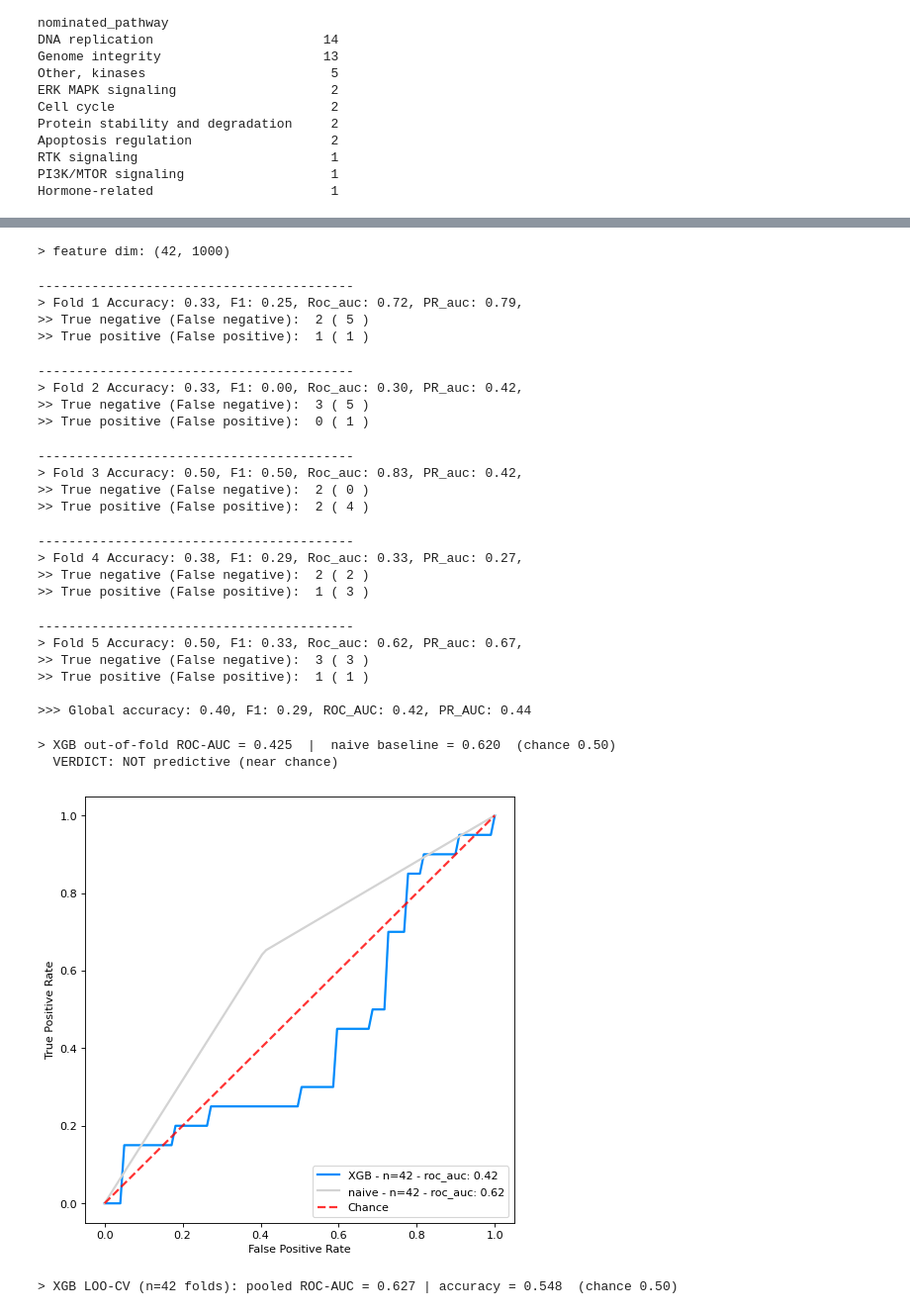
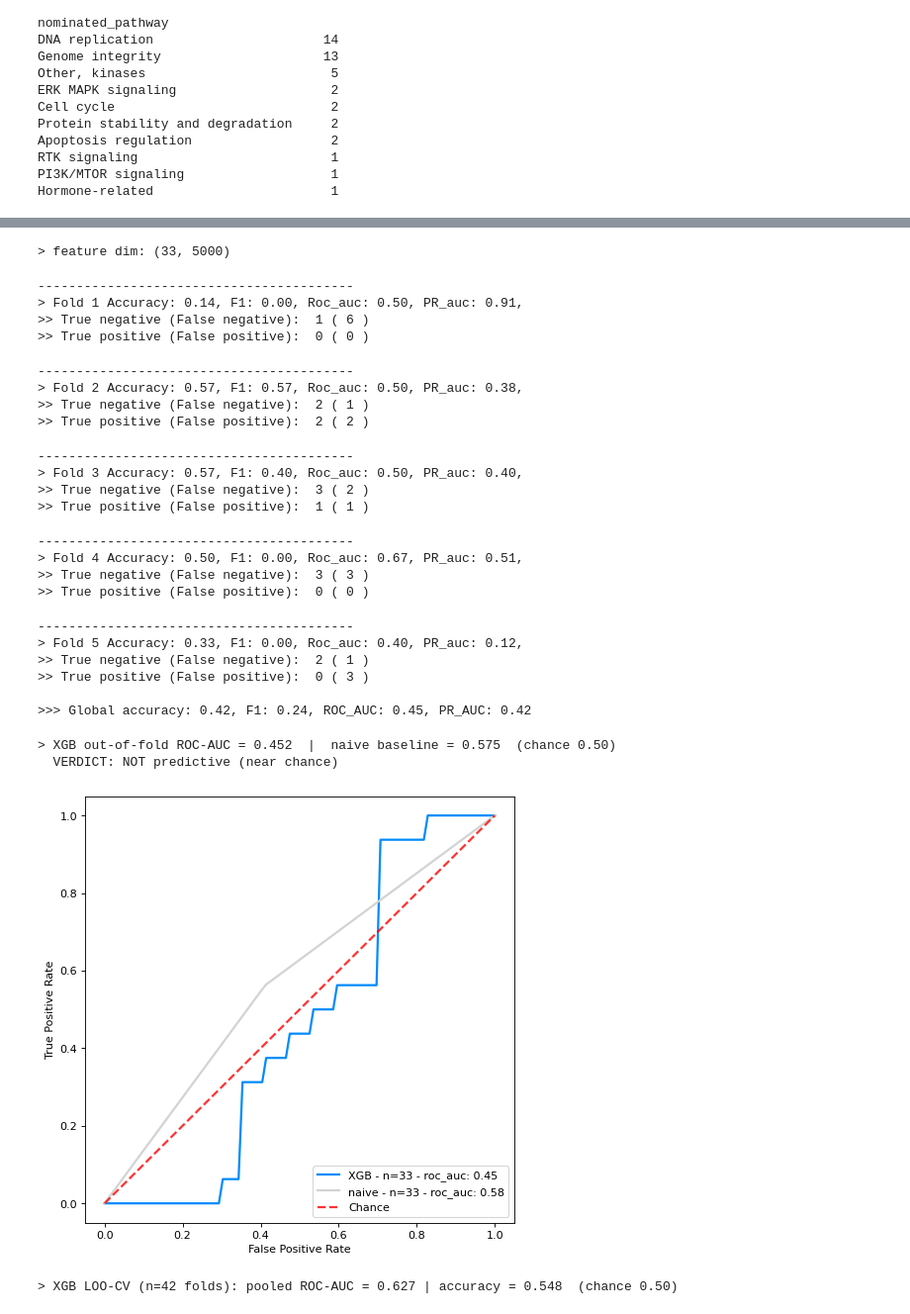
Before and after one commit to gtamo39/MS_ML, a Jupyter notebook: vignettes/MS_cytotox.ipynb, the cells around one changed output, grey strips where cells are left out. Shown at 99% size. Saved outputs shown, nothing was run; the diff lists cells and outputs as text; code cells hidden in the pictures.

Commit message:
completed cytotox analysis

```diff
--- a/vignettes/MS_cytotox.ipynb
+++ b/vignettes/MS_cytotox.ipynb
@@ -713,23 +843,48 @@ Name: count, dtype: int64
 # %%
 ## Build the feature matrix: DepMap expression genes for our cell lines,
-## aligned to the sensitive/resistant labels from the cell above.
-TOP_GENES = 3000      # keep the TOP_GENES highest-VARIANCE genes (most informative); None = all ~19K
+## aligned to sensitive/resistant labels. Two knobs:
+##   COMPOUNDS  - which compounds' mean viability defines sensitivity (None = all in mat).
+##   FBXO31_MIN - keep only cell lines that EXPRESS FBXO31 (log2(TPM+1) > this); the
+##                FBXO31-sensitivity hypothesis is only meaningful where it is expressed.
+import importlib, python.cytotox_plots as cup; importlib.reload(cup)
 
-expr = pd.read_parquet('output/cytotox/expr_ourlines.parquet')   # cell lines x 19,193 genes
+TOP_GENES  = 5000     # keep the TOP_GENES highest-VARIANCE genes (most informative); None = all ~19K
+FBXO31_MIN = 0        # keep only cell lines with FBXO31 log2(TPM+1) > this (None = no filter)
+COMPOUNDS  = None # ['SRB-0002230'] #       # compounds whose mean killing defines sensitive/resistant (None = all in mat)
+SPLIT_FRAC = 1/4      # extreme split: top frac = sensitive, bottom frac = resistant, middle dropped (1/3 = tertile; 0.25 = quartiles; smaller = more extreme)
 
-# keep cell lines that have BOTH expression and a sensitivity label
-cells = [c for c in expr.index if c in label.index]
+# (re)compute sensitive/resistant labels from the chosen compound set: keep the top and
+# bottom SPLIT_FRAC of cell lines, drop the ambiguous middle. COMPOUNDS=None + frac=1/3
+# reproduces the global `label` from the split cell.
+y_all = cup.sensitivity_labels(mat, compounds=COMPOUNDS, method='tertile', frac=SPLIT_FRAC)
+
+# keep cell lines that have BOTH expression and a (compound-derived) label
+cells = [c for c in expr.index if c in y_all.index]
+
+# FBXO31-expression filter
+n_drop_fbxo = 0
+if FBXO31_MIN is not None:
+    keep        = expr.loc[cells, 'FBXO31'] > FBXO31_MIN
+    n_drop_fbxo = int((~keep).sum())
+    cells       = keep[keep].index.tolist()
+
 X = expr.loc[cells]                       # rows = cell lines, cols = genes
-y = label.loc[cells]                      # 'sensitive' / 'resistant'
+y = y_all.loc[cells]                      # 'sensitive' / 'resistant'
 
 # optionally reduce to the most-variable genes (variance taken across cell lines)
 if TOP_GENES:
     top = X.var(axis=0).sort_values(ascending=False).head(TOP_GENES).index
     X = X[top]
 
+ncmp = mat.shape[0] if COMPOUNDS is None else len([c for c in COMPOUNDS if c in mat.index])
+print(f'> sensitivity from {ncmp} compounds {"(all)" if COMPOUNDS is None else "(selected)"} '
+      f'-> {len(y_all)} labelled cell lines (extreme split, frac={SPLIT_FRAC:.3g})')
 print(f'> feature matrix X: {X.shape[0]} cell lines x {X.shape[1]:,} genes '
       f'({"top-%d by variance" % TOP_GENES if TOP_GENES else "all genes"})')
+if FBXO31_MIN is not None:
+    print(f'> FBXO31 filter: kept lines with FBXO31 log2(TPM+1) > {FBXO31_MIN} '
+          f'({n_drop_fbxo} labelled lines dropped below threshold)')
 print(f'> labels: sensitive {int((y=="sensitive").sum())} | resistant {int((y=="resistant").sum())} '
-      f'({len(label)-len(cells)} cell lines dropped — no DepMap expression)')
+      f'({len(y_all)-len(cells)} of {len(y_all)} labelled lines excluded — no expression and/or FBXO31 <= {FBXO31_MIN})')
 X.iloc[:2, :4]
 # %% [output]
@@ -760,53 +950,53 @@ params = {'n_estimators': 100, 'max_depth': 3, 'learning_rate': 0.05,
 model = XGBClassifier(**params, n_jobs=-1, random_state=42)
 trained_model, df_pred = ML_Class.run_K_Fold_Xval_Classification(
     ML_data, ID='cellline', model=model, folds=5,
     col_to_rm=['label', 'cellline'], v=True, ctf=0.5, impute_by_mean=False)
 
 # Naive baseline: predicts class proportions => ROC AUC ~ 0.5 by construction.
 naive_model = DummyClassifier(strategy='stratified', random_state=42)
 _, df_pred_naive = ML_Class.run_K_Fold_Xval_Classification(
     ML_data, ID='cellline', model=naive_model, folds=5,
     col_to_rm=['label', 'cellline'], v=False, ctf=0.5, impute_by_mean=False)
 
 auc_xgb   = roc_auc_score(df_pred['real_y'], df_pred['probas'])
 auc_naive = roc_auc_score(df_pred_naive['real_y'], df_pred_naive['probas'])
 print(f'\n> XGB out-of-fold ROC-AUC = {auc_xgb:.3f}  |  naive baseline = {auc_naive:.3f}  (chance 0.50)')
 print('  VERDICT:', 'PREDICTIVE' if auc_xgb > 0.6 else 'NOT predictive (near chance)')
 
 # nice ROC curve (project helper, same call as MS_TargetML) — df_pred has real_y/pred_y/probas
 roc_df = ML_Class.plot_roc_curve(
     [df_pred, df_pred_naive],
-    c=[active_c, 'lightgrey'],
+    c=[ACTIVE_C, 'lightgrey'],
     l=['XGB', 'naive'],
     metric2show=['roc_auc'], dpi=80, legend=True,
 )
 # %% [output]
-> feature dim: (42, 1000)
+> feature dim: (33, 5000)
 -----------------------------------------
-> Fold 1 Accuracy: 0.33, F1: 0.25, Roc_auc: 0.72, PR_auc: 0.79,
->> True negative (False negative):  2 ( 5 )
->> True positive (False positive):  1 ( 1 )
+> Fold 1 Accuracy: 0.14, F1: 0.00, Roc_auc: 0.50, PR_auc: 0.91,
+>> True negative (False negative):  1 ( 6 )
+>> True positive (False positive):  0 ( 0 )
 -----------------------------------------
-> Fold 2 Accuracy: 0.33, F1: 0.00, Roc_auc: 0.30, PR_auc: 0.42,
->> True negative (False negative):  3 ( 5 )
->> True positive (False positive):  0 ( 1 )
+> Fold 2 Accuracy: 0.57, F1: 0.57, Roc_auc: 0.50, PR_auc: 0.38,
+>> True negative (False negative):  2 ( 1 )
+>> True positive (False positive):  2 ( 2 )
 -----------------------------------------
-> Fold 3 Accuracy: 0.50, F1: 0.50, Roc_auc: 0.83, PR_auc: 0.42,
->> True negative (False negative):  2 ( 0 )
->> True positive (False positive):  2 ( 4 )
+> Fold 3 Accuracy: 0.57, F1: 0.40, Roc_auc: 0.50, PR_auc: 0.40,
+>> True negative (False negative):  3 ( 2 )
+>> True positive (False positive):  1 ( 1 )
 -----------------------------------------
-> Fold 4 Accuracy: 0.38, F1: 0.29, Roc_auc: 0.33, PR_auc: 0.27,
->> True negative (False negative):  2 ( 2 )
->> True positive (False positive):  1 ( 3 )
+> Fold 4 Accuracy: 0.50, F1: 0.00, Roc_auc: 0.67, PR_auc: 0.51,
+>> True negative (False negative):  3 ( 3 )
+>> True positive (False positive):  0 ( 0 )
 -----------------------------------------
-> Fold 5 Accuracy: 0.50, F1: 0.33, Roc_auc: 0.62, PR_auc: 0.67,
->> True negative (False negative):  3 ( 3 )
->> True positive (False positive):  1 ( 1 )
+> Fold 5 Accuracy: 0.33, F1: 0.00, Roc_auc: 0.40, PR_auc: 0.12,
+>> True negative (False negative):  2 ( 1 )
+>> True positive (False positive):  0 ( 3 )
 
->>> Global accuracy: 0.40, F1: 0.29, ROC_AUC: 0.42, PR_AUC: 0.44
+>>> Global accuracy: 0.42, F1: 0.24, ROC_AUC: 0.45, PR_AUC: 0.42
-> XGB out-of-fold ROC-AUC = 0.425  |  naive baseline = 0.620  (chance 0.50)
+> XGB out-of-fold ROC-AUC = 0.452  |  naive baseline = 0.575  (chance 0.50)
   VERDICT: NOT predictive (near chance)
-[figure, old version]
+[figure, new version]
 # %%
 ## Leave-one-out CV (small n) — project ID-defined K-fold (ML_Class), XGBoost.
 ## Each fold holds out ONE cell line. Per-fold AUC is undefined with 1 test point,
```
Also changed, not shown: parts of 18 cells of this notebook, 4 other files.
